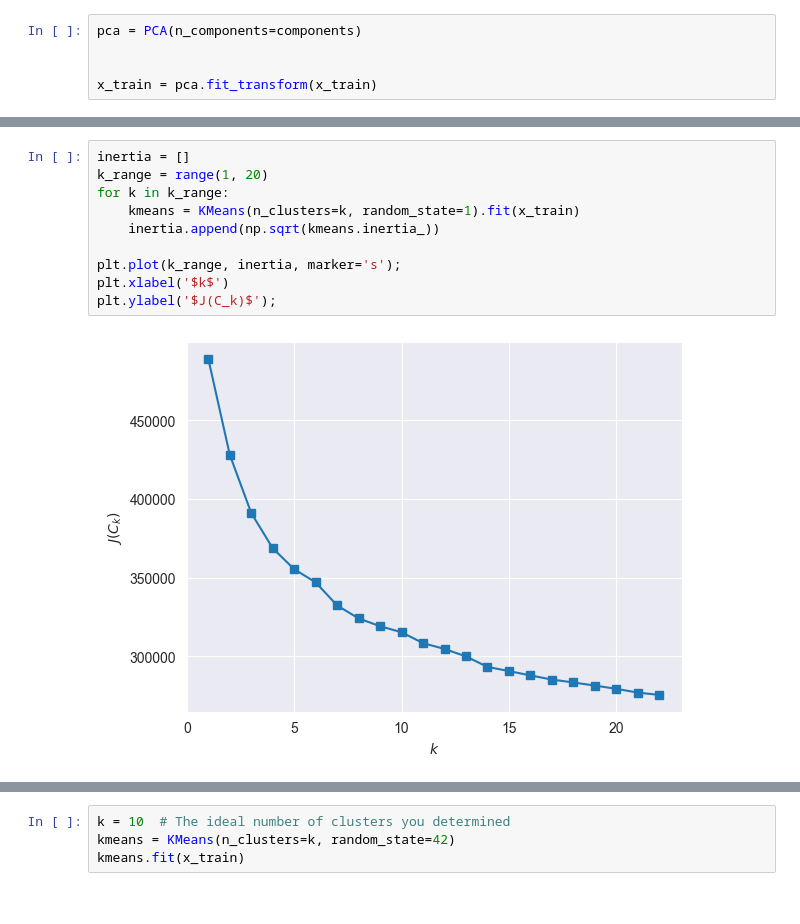
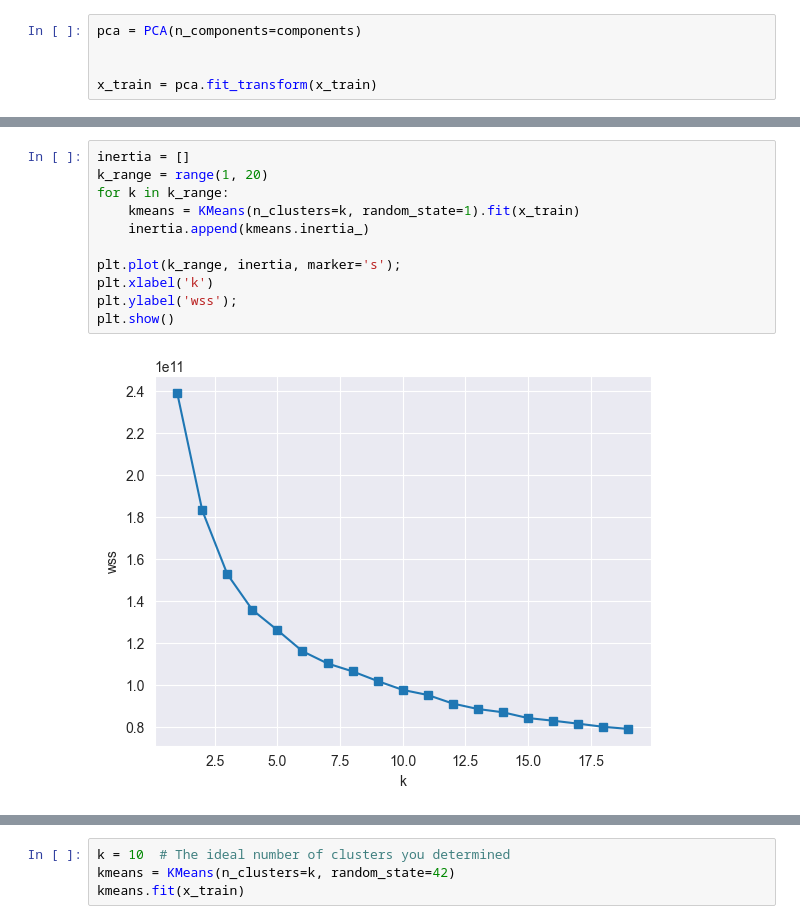
Before and after one commit to MagicalGlove/MachineLearning, a Jupyter notebook: Assignment3/assignment3.ipynb, the cells around one changed output, grey strips where cells are left out. Cells and saved outputs as stored; diff of their text form.

```diff
--- a/Assignment3/assignment3.ipynb
+++ b/Assignment3/assignment3.ipynb
@@ -104,12 +126,13 @@ x_train = pca.fit_transform(x_train)
 # %%
 inertia = []
 k_range = range(1, 20)
 for k in k_range:
     kmeans = KMeans(n_clusters=k, random_state=1).fit(x_train)
-    inertia.append(np.sqrt(kmeans.inertia_))
+    inertia.append(kmeans.inertia_)
 
 plt.plot(k_range, inertia, marker='s');
-plt.xlabel('$k$')
-plt.ylabel('$J(C_k)$');
+plt.xlabel('k')
+plt.ylabel('wss');
+plt.show()
 # %% [output]
-[figure, old version]
+[figure, new version]
```
Also changed, not shown: parts of 23 cells of this notebook.
